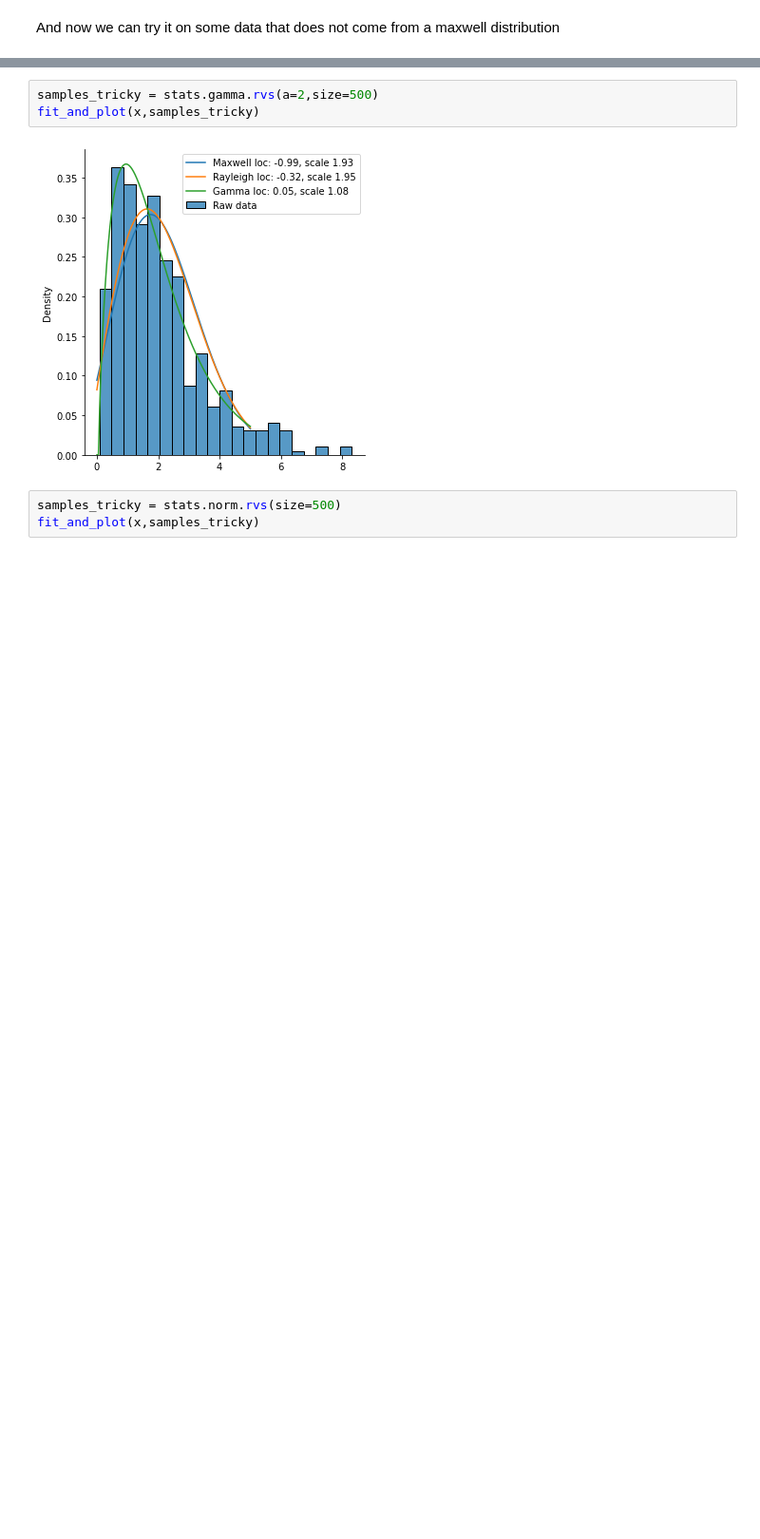
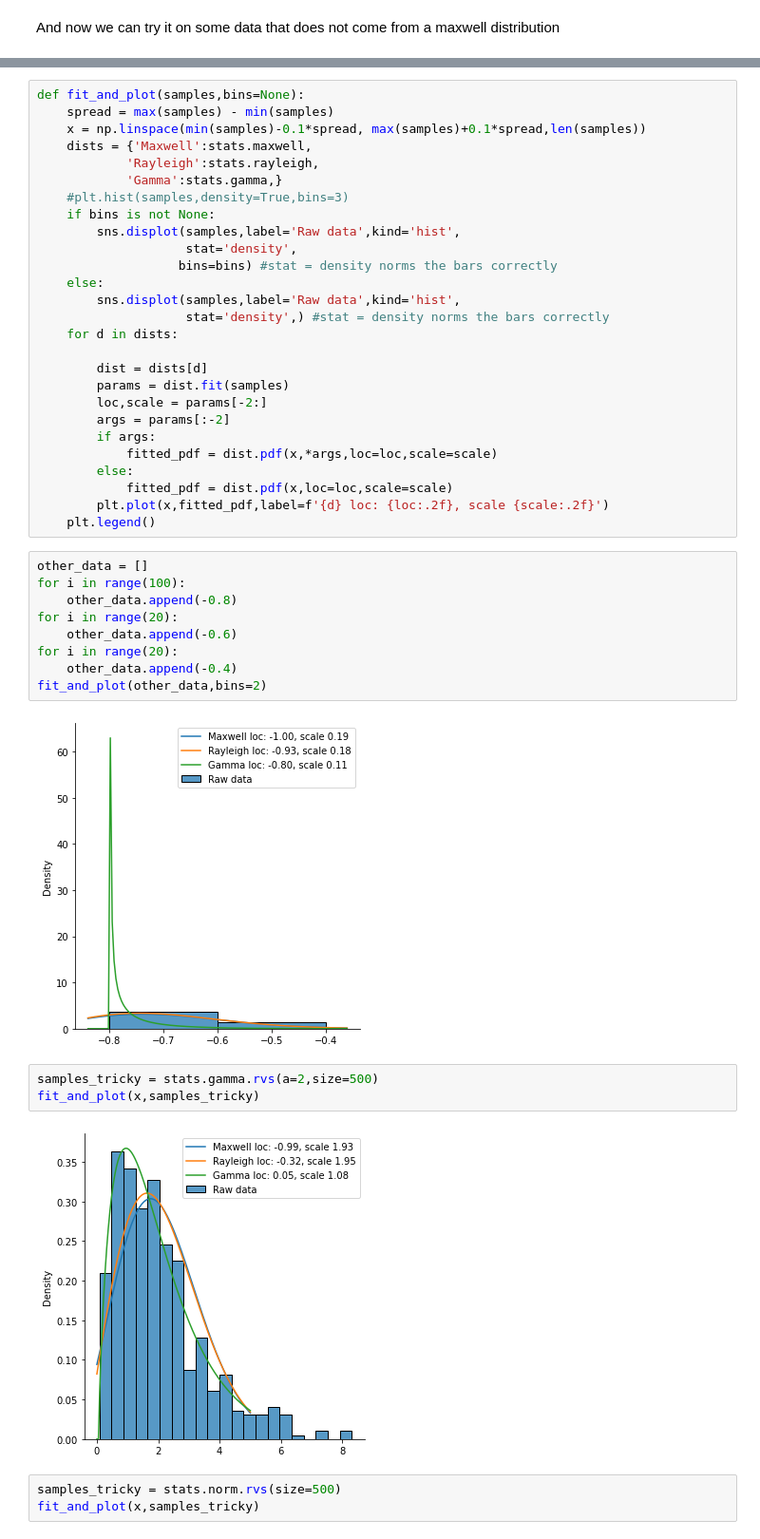
Before and after one commit to mglerner/IntroToStatMechAndThermal, a Jupyter notebook: OtherCoding/FittingWithOlivia.ipynb, the cells around one changed output, grey strips where cells are left out. Shown at 95% size. Cells and saved outputs as stored; diff of their text form; blank space fills up the shorter version.

```diff
--- a/OtherCoding/FittingWithOlivia.ipynb
+++ b/OtherCoding/FittingWithOlivia.ipynb
@@ -63,3 +71,41 @@ And now we can try it on some data that does not come from a maxwell distributio
+# %%
+def fit_and_plot(samples,bins=None):
+    spread = max(samples) - min(samples)
+    x = np.linspace(min(samples)-0.1*spread, max(samples)+0.1*spread,len(samples))
+    dists = {'Maxwell':stats.maxwell,
+            'Rayleigh':stats.rayleigh,
+            'Gamma':stats.gamma,}
+    #plt.hist(samples,density=True,bins=3)
+    if bins is not None:
+        sns.displot(samples,label='Raw data',kind='hist',
+                    stat='density',
+                   bins=bins) #stat = density norms the bars correctly
+    else:
+        sns.displot(samples,label='Raw data',kind='hist',
+                    stat='density',) #stat = density norms the bars correctly
+    for d in dists:
+
+        dist = dists[d]
+        params = dist.fit(samples)
+        loc,scale = params[-2:]
+        args = params[:-2]
+        if args:
+            fitted_pdf = dist.pdf(x,*args,loc=loc,scale=scale)
+        else:
+            fitted_pdf = dist.pdf(x,loc=loc,scale=scale)
+        plt.plot(x,fitted_pdf,label=f'{d} loc: {loc:.2f}, scale {scale:.2f}')
+    plt.legend()
+# %%
+other_data = []
+for i in range(100):
+    other_data.append(-0.8)
+for i in range(20):
+    other_data.append(-0.6)
+for i in range(20):
+    other_data.append(-0.4)
+fit_and_plot(other_data,bins=2)
+# %% [output]
+[figure, added]
 # %%
 samples_tricky = stats.gamma.rvs(a=2,size=500)
 fit_and_plot(x,samples_tricky)
```
Also changed, not shown: parts of 4 cells of this notebook.
